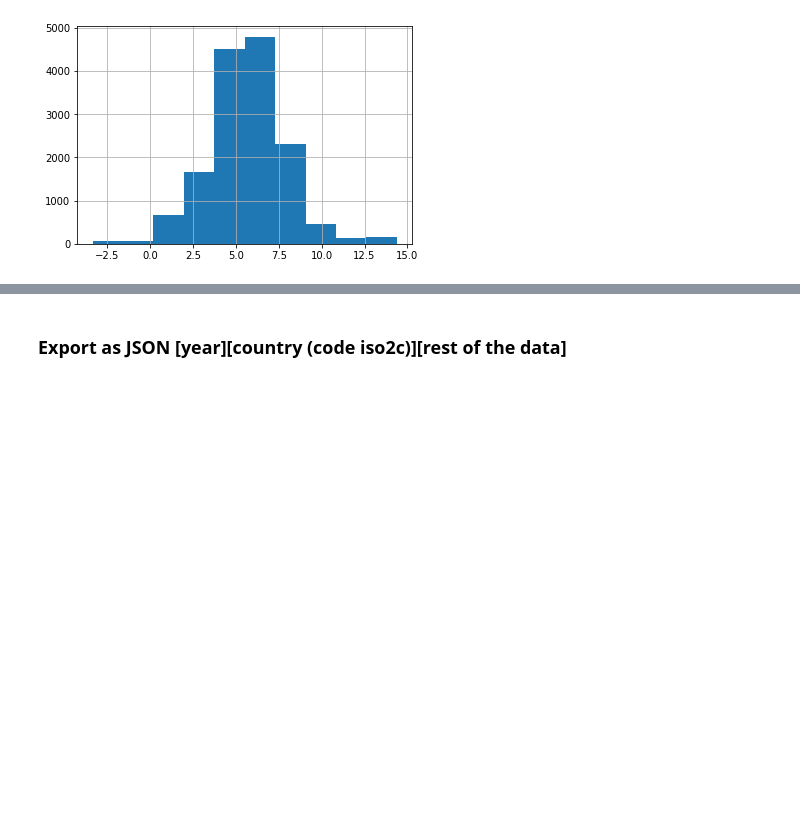
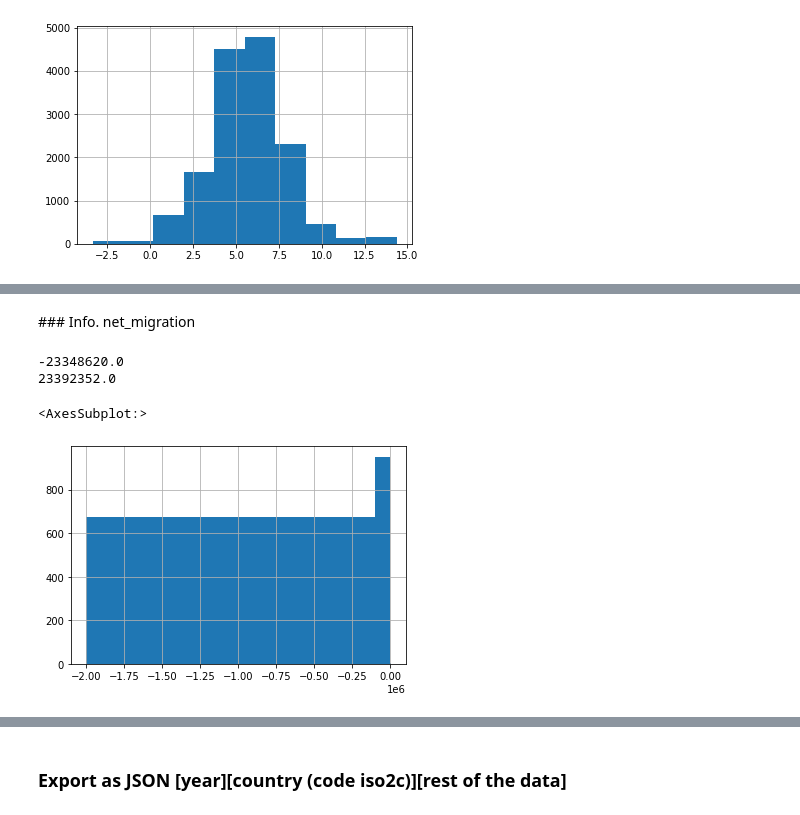
Before and after one commit to nicolasfeyer/mse-vi-projet, a Jupyter notebook: dataset/dataConvert.ipynb, the cells around one changed output, grey strips where cells are left out. Drawn from its saved outputs; the diff is of its cells as text; code cells hidden in the pictures; blank space fills up the shorter version.

```diff
--- a/dataset/dataConvert.ipynb
+++ b/dataset/dataConvert.ipynb
@@ -26,0 +57,11 @@ print(np.log2(dataFrame.pop_density).max())
+# %% [markdown]
+### Info. net_migration
+# %%
+print(dataFrame.net_migration.min())
+print(dataFrame.net_migration.max())
+dataFrame.net_migration.hist(bins=[-2000000, -100000, 20, 40, 80, 160, 320, 640, 1280])
+# %% [output]
+-23348620.0
+23392352.0
+<AxesSubplot:>
+[figure, added]
```
Also changed, not shown: parts of 10 cells of this notebook, 1 other file.
